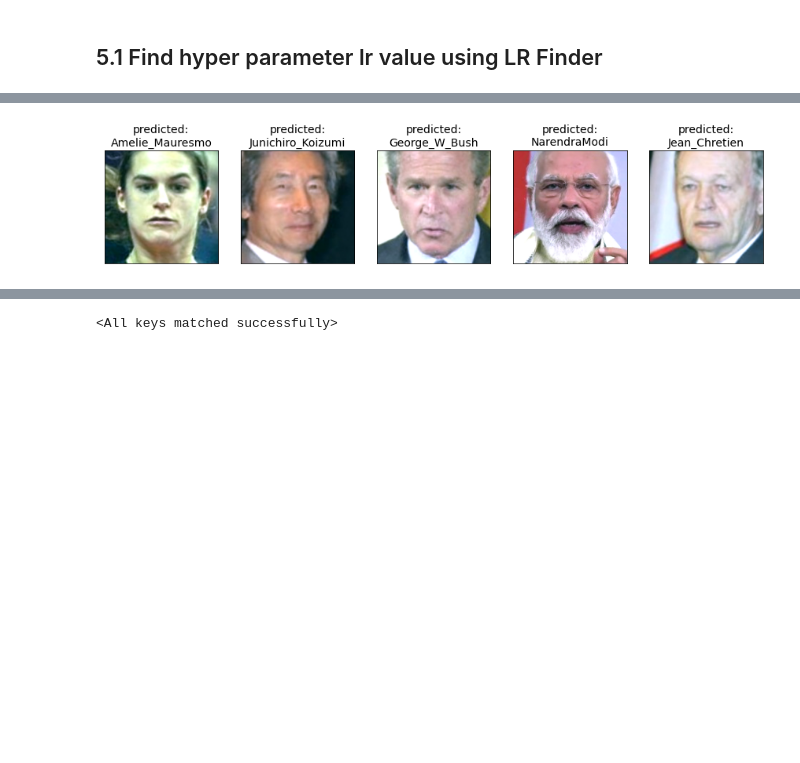
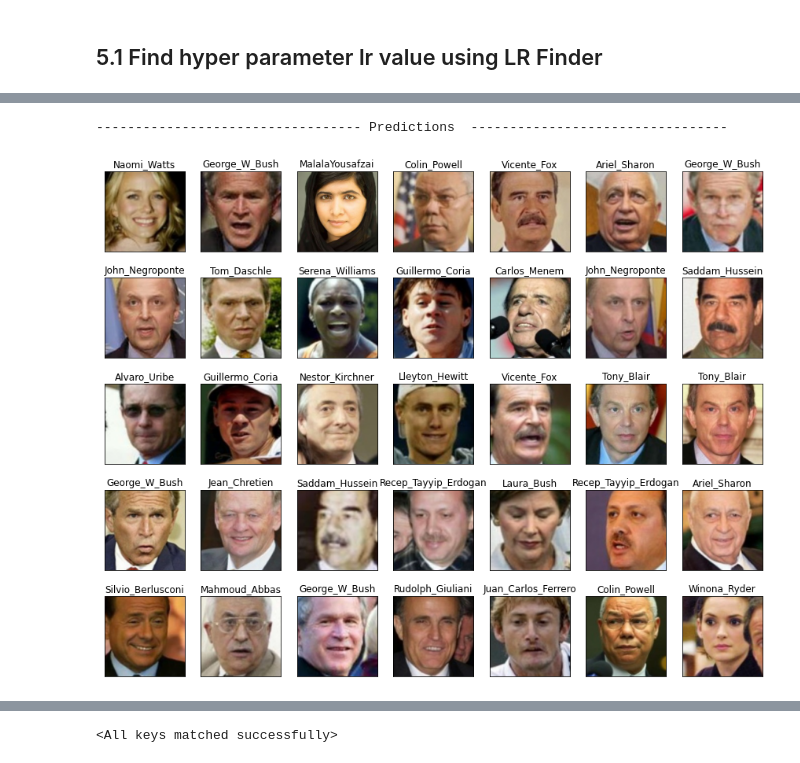
Before and after one commit to EVA4-RS-Group/Phase2, a Jupyter notebook: S4_FaceRecognition/EVA4_P2_S4_Face_Recognition_v2.ipynb, the cells around one changed output, grey strips where cells are left out. Cells and saved outputs as stored; diff of their text form; code cells hidden in the pictures; blank space fills up the shorter version.

```diff
--- a/S4_FaceRecognition/EVA4_P2_S4_Face_Recognition_v2.ipynb
+++ b/S4_FaceRecognition/EVA4_P2_S4_Face_Recognition_v2.ipynb
@@ -40,7 +49,7 @@ Requirement already satisfied: pillow>=4.1.1 in /usr/local/lib/python3.6/dist-pa
 ## 2.1 Load images in to DataSet and also perform data transforms
 # %%
 device = torch.device("cuda:0" if torch.cuda.is_available() else "cpu")
-data = LoadFaceDataset('/content/Data_Processed', batch_size = 16)
+data = LoadFaceDataset('/content/Data_Processed', batch_size = 128)
 # %% [output]
 ['AishwaryaRai', 'Alejandro_Toledo', 'Alvaro_Uribe', 'Amelie_Mauresmo', 'Andre_Agassi', 'Angelina_Jolie', 'Ariel_Sharon', 'Arnold_Schwarzenegger', 'Atal_Bihari_Vajpayee', 'Bill_Clinton', 'Carlos_Menem ...
 # %% [markdown]
@@ -116,6 +125,6 @@ scheduler = optim.lr_scheduler.OneCycleLR(optimizer,
                                           epochs=10)
 # %%
 #from Modules import *
-model_res, FT_losses = train_face_recog_model(model_ft, data, device, criterion, optimizer_ft, scheduler,
-                       num_epochs=10)
+model_res, FT_losses, plotData = train_face_recog_model(model_ft, data, device, criterion, optimizer_ft,
+                                                        scheduler,num_epochs=10)
 # %% [output]
@@ -151,5 +168,7 @@ plt.show()
 # %%
-visualize_model(model_res, data, device,"visualize_2.jpg")
-plt.show()
+device = torch.device('cuda:0')
+print("---------------------------------- Predictions  ---------------------------------")
+visualize_face_recog_model(model_res, data, device,"visualize_2.jpg")
 # %% [output]
+---------------------------------- Predictions  ---------------------------------
-[figure, old version]
+[figure, new version]
```
Also changed, not shown: parts of 9 cells of this notebook.
